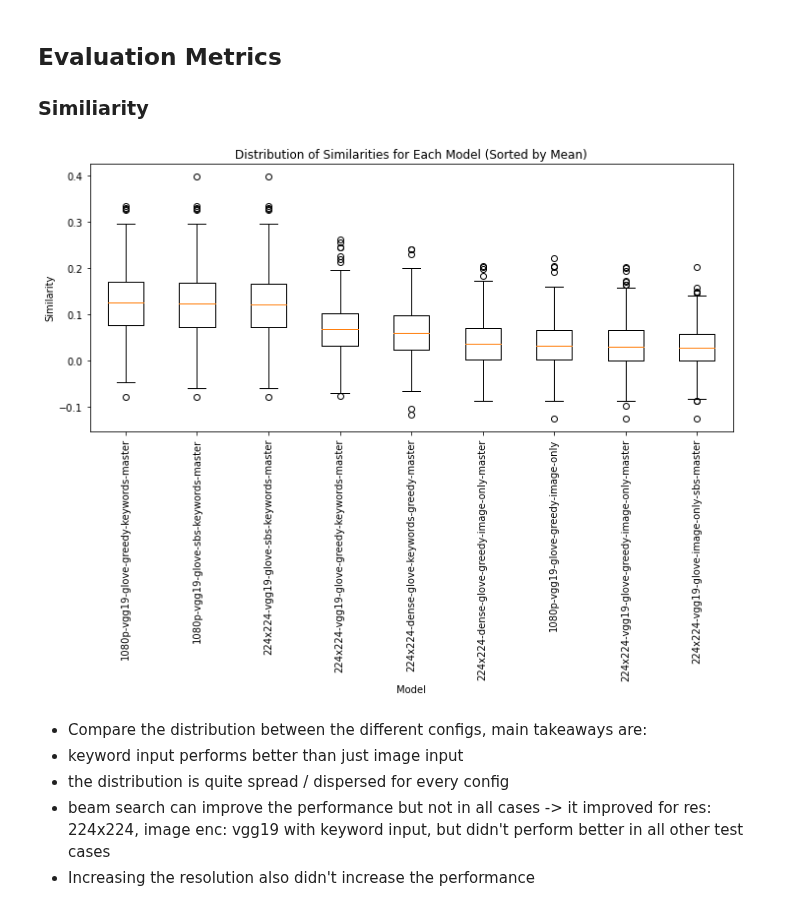
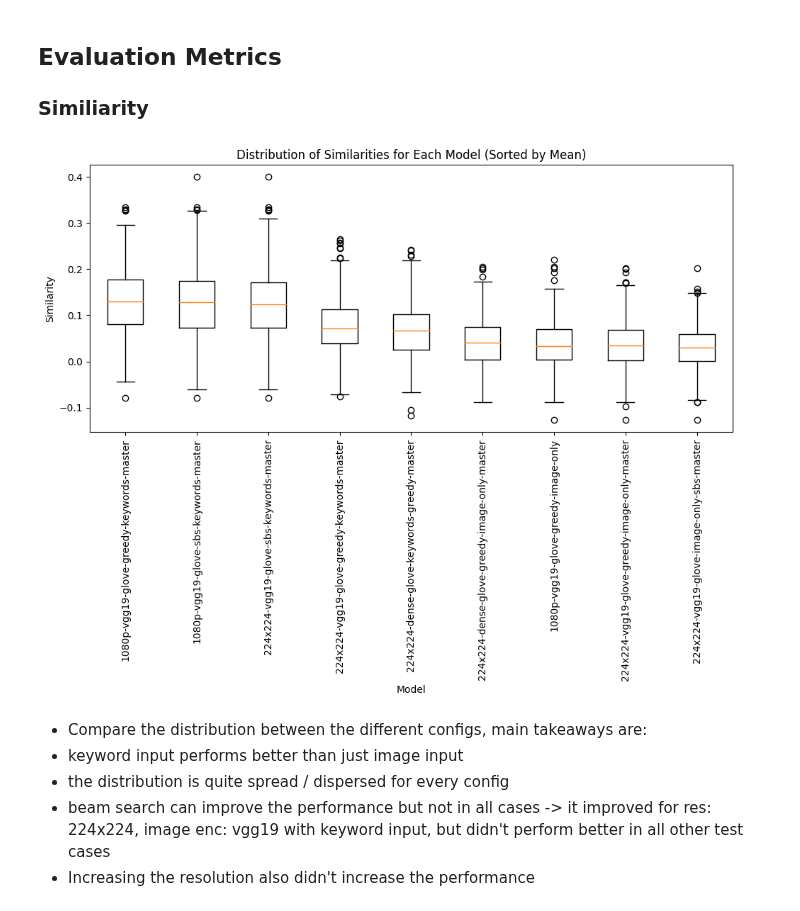
Before and after one commit to Ankinator/ankinator-flashcard-models, a Jupyter notebook: notebooks/models/image-to-text/evaluation.ipynb, the cells around one changed output. Drawn from its saved outputs; the diff is of its cells as text; code cells hidden in the pictures.

```diff
--- a/notebooks/models/image-to-text/evaluation.ipynb
+++ b/notebooks/models/image-to-text/evaluation.ipynb
@@ -303,38 +173,40 @@ overall
 # %%
 # Initialize a list to store the similarity data for each model
 similarity_data = []
+model_names = []
 
 # Iterate through the subfolders in the main folder
 for root, dirs, files in os.walk(folder_path):
     for dir_name in dirs:
         subfolder_path = os.path.join(root, dir_name)
         csv_path = os.path.join(subfolder_path, "cosine_sim.csv")
 
         # Check if the cosine_sim.csv file exists in the subfolder
         if os.path.exists(csv_path):
             df = pd.read_csv(csv_path)
-            similarity_data.append(df['similiarities'])
+            similarity_data.append(df['max_similarity'])
+            model_names.append(dir_name)
 
 mean_similarities = [np.mean(data) for data in similarity_data]
 
 # Sort the data and mean similarities in descending order
 sort_indices = np.argsort(mean_similarities)[::-1]
 sorted_similarity_data = [similarity_data[i] for i in sort_indices]
 sorted_model_names = [model_names[i] for i in sort_indices]
 sorted_mean_similarities = [mean_similarities[i] for i in sort_indices]
 
 # Plotting the boxplot
 plt.figure(figsize=(10,8))
 plt.boxplot(sorted_similarity_data, labels=sorted_model_names)
 plt.xlabel("Model")
 plt.ylabel("Similarity")
 plt.title("Distribution of Similarities for Each Model (Sorted by Mean)")
 plt.xticks(rotation=90)
 plt.tight_layout()
-#plt.savefig("plots/cosine_sim_boxplot.png", dpi=150)
+plt.savefig("plots/apple_vqg_cosine_sim_boxplot.png", dpi=150)
 plt.show()
 # %% [output]
-[figure, old version]
+[figure, new version]
 # %% [markdown]
 - Compare the distribution between the different configs, main takeaways are:
 - keyword input performs better than just image input
```
Also changed, not shown: parts of 8 cells of this notebook, 52 other files.
